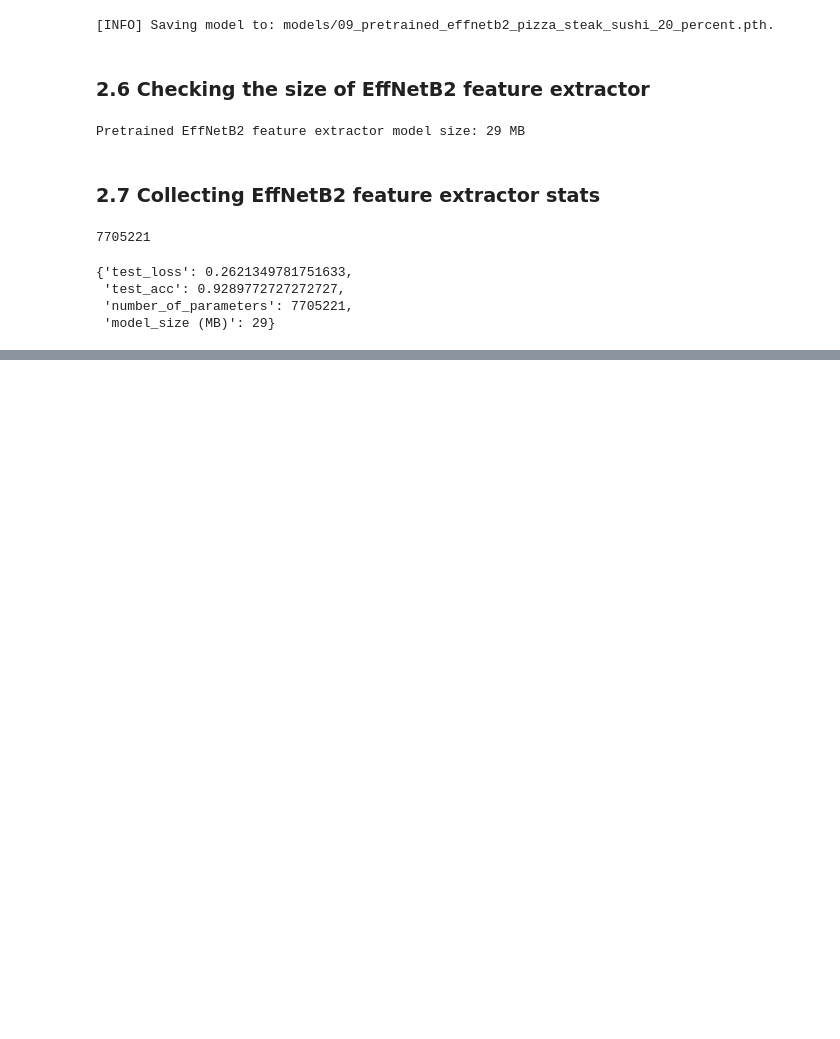
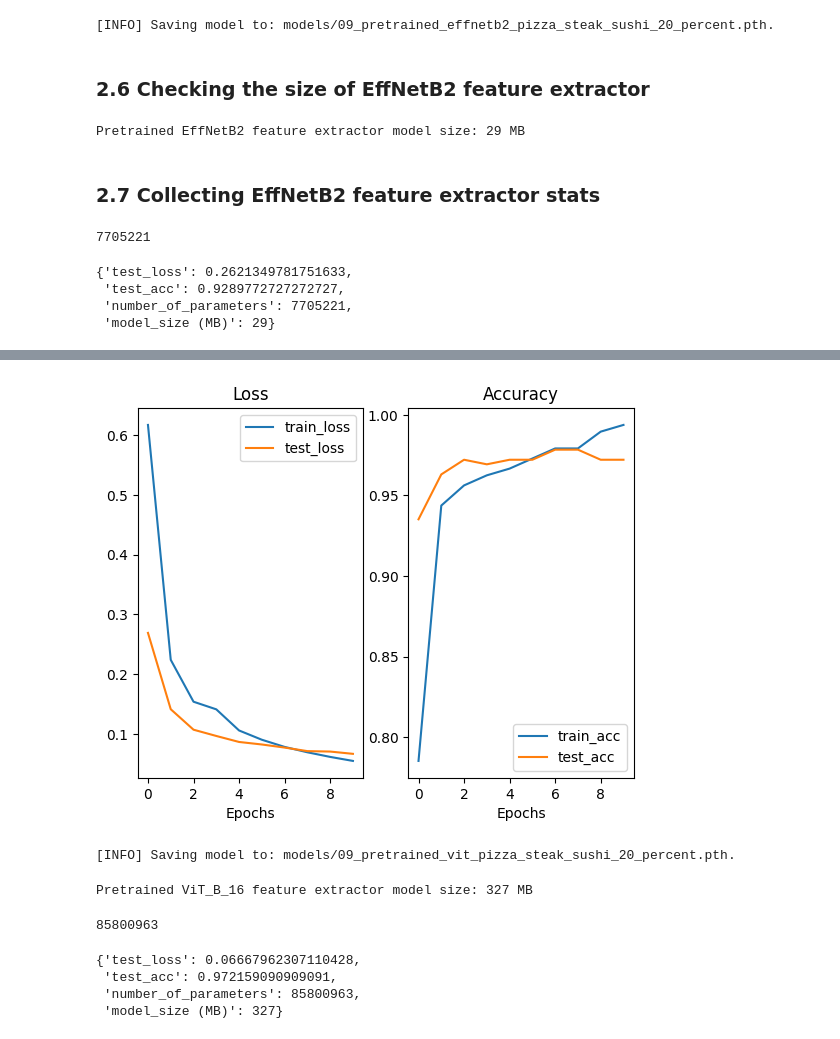
Before and after one commit to dogukangur0/Model_Deployment, a Jupyter notebook: Model_Deployment.ipynb, the cells around one changed output, grey strips where cells are left out. Cells and saved outputs as stored; diff of their text form; code cells hidden in the pictures; blank space fills up the shorter version.

Commit message:
FoodVision Mini Model with ViT_B_16

```diff
--- a/Model_Deployment.ipynb
+++ b/Model_Deployment.ipynb
@@ -371,0 +374,17 @@ effnetb2_stats
+# %%
+def create_vit_b_16_model(num_classes:int=3, seed:int=42):
+  weights = torchvision.models.ViT_B_16_Weights.DEFAULT
+  transforms = weights.transforms()
+  model = torchvision.models.vit_b_16(weights = weights)
+
+  for param in model.parameters():
+    param.requires_grad = False
+
+  torch.manual_seed(seed)
+  model.heads  = nn.Sequential(
+      nn.Linear(in_features=768, out_features=num_classes)
+  )
+
+  return model, transforms
+# %%
+vit, vit_transforms = create_vit_b_16_model(num_classes=3, seed=42)
@@ -371,0 +417,7 @@ effnetb2_stats
+# %%
+vit_train_dataLoader, vit_test_dataLoader, vit_classes = create_dataLoaders(train_dir = train_dir,
+                                                                            test_dir = test_dir,
+                                                                            transform = vit_transforms,
+                                                                            batch_size = 32)
+
+vit_train_dataLoader, vit_test_dataLoader, vit_classes
@@ -371,0 +428,11 @@ effnetb2_stats
+# %%
+optimizer = torch.optim.Adam(vit.parameters(), lr = 0.001)
+loss_fn = nn.CrossEntropyLoss()
+
+vit_results = train_test(model = vit,
+                         train_dataLoader = vit_train_dataLoader,
+                         test_dataLoader = vit_test_dataLoader,
+                         optimizer = optimizer,
+                         loss_fn = loss_fn,
+                         epochs = 10,
+                         device = device)
@@ -371,0 +450,30 @@ effnetb2_stats
+# %%
+plot_loss_curves(vit_results)
+# %% [output]
+[figure, added]
+# %%
+save_model(model = vit, target_dir = "models", model_name = "09_pretrained_vit_pizza_steak_sushi_20_percent.pth")
+# %% [output]
+[INFO] Saving model to: models/09_pretrained_vit_pizza_steak_sushi_20_percent.pth.
+# %%
+pretrained_vitb16_model_size = pathlib.Path("models/09_pretrained_vit_pizza_steak_sushi_20_percent.pth").stat().st_size // (1024 * 1024)
+print(f"Pretrained ViT_B_16 feature extractor model size: {pretrained_vitb16_model_size} MB")
+# %% [output]
+Pretrained ViT_B_16 feature extractor model size: 327 MB
+# %%
+vit_total_params = sum(torch.numel(param) for param in vit.parameters())
+vit_total_params
+# %% [output]
+85800963
+# %%
+vit_stats = {"test_loss" : vit_results["test_loss"][-1],
+             "test_acc" : vit_results["test_acc"][-1],
+             "number_of_parameters" : vit_total_params,
+             "model_size (MB)": pretrained_vitb16_model_size}
+
+vit_stats
+# %% [output]
+{'test_loss': 0.06667962307110428,
+ 'test_acc': 0.972159090909091,
+ 'number_of_parameters': 85800963,
+ 'model_size (MB)': 327}
```
Also changed, not shown: parts of 5 cells of this notebook.
